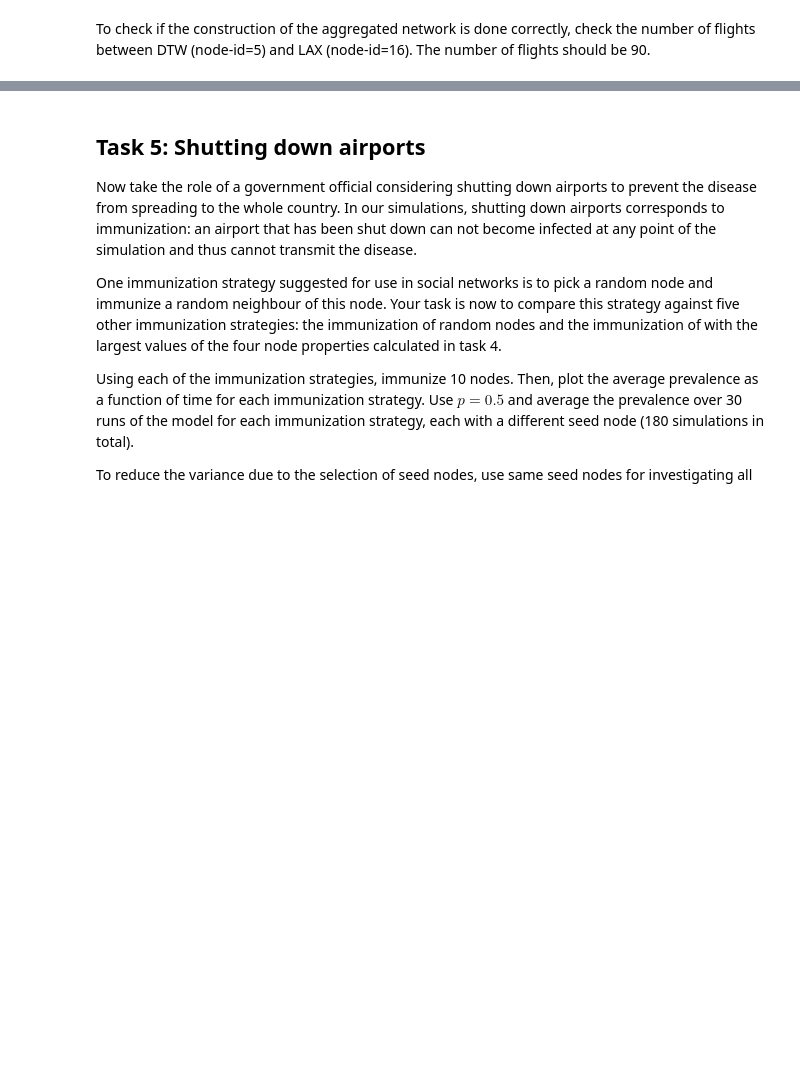
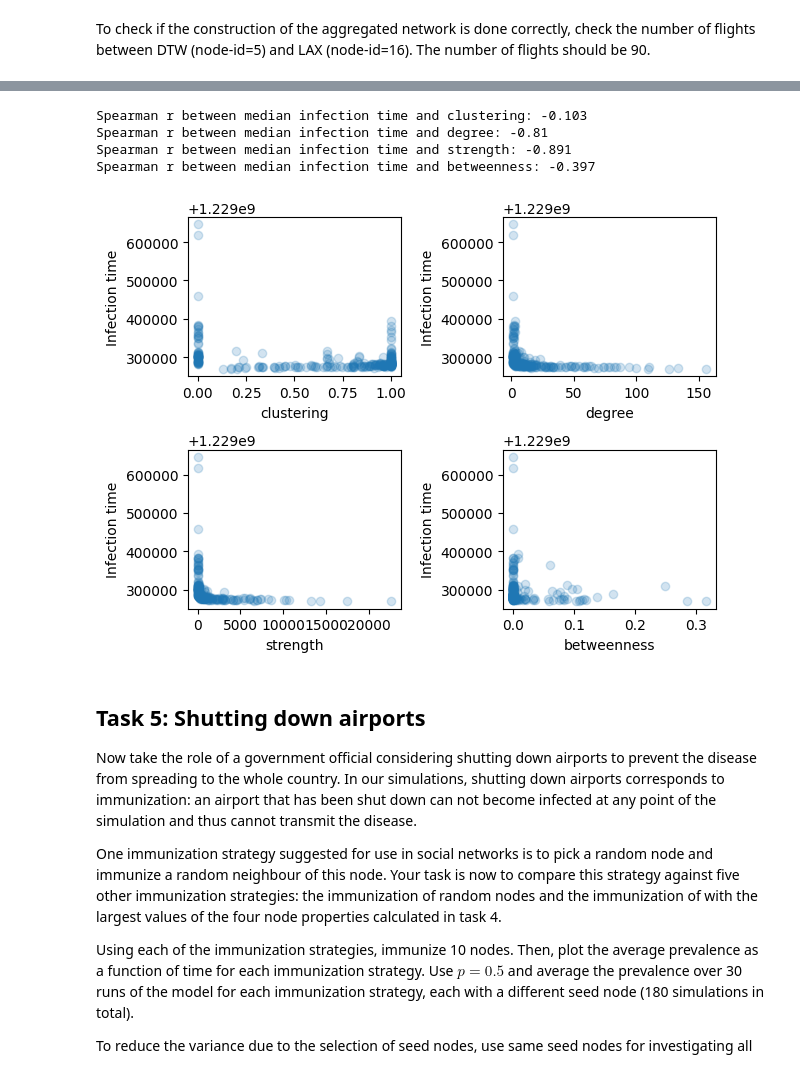
Before and after one commit to jogp10/ComplexNetworks, a Jupyter notebook: project/project.ipynb, the cells around one changed output, grey strips where cells are left out. Saved outputs shown, nothing was run; the diff lists cells and outputs as text; code cells hidden in the pictures; blank space fills up the shorter version.

```diff
--- a/project/project.ipynb
+++ b/project/project.ipynb
@@ -743,7 +871,17 @@ def construct_aggregated_network(events):
     undir_net = nx.Graph()
     # TODO: construct the aggregated network from the flight data
     # YOUR CODE HERE
-    raise NotImplementedError()
+
+    # Iterate through each flight (row in events)
+    for _, row in events.iterrows():
+        source = row['Source']
+        destination = row['Destination']
+
+        # Check if an edge exists; if not, initialize weight to 1; if it exists, increment the weight
+        if undir_net.has_edge(source, destination):
+            undir_net[source][destination]['weight'] += 1
+        else:
+            undir_net.add_edge(source, destination, weight=1)
 
     return undir_net
 # %%
@@ -793,37 +933,74 @@ median_inf_times = []
 props = []
 
 # YOUR CODE HERE
-raise NotImplementedError()
+# raise NotImplementedError()
 #TODO: Run simulate_si for 100 random seeds to obtain the median infection time; obtain the listed
 # network properties
 #Hints:
 
 # If a node gets infected in less than half of the iterations, its median infection time is Inf.
 # Before visualization and calculating the correlations, you need to replace these values with
 # some large number, e.g. the largest observed non-Inf median infection time.
 
 # Feel free to use the networkX functions for obtaining the network properties. These functions return
 # either dictionaries or networkX DegreeView objects; the dict_to_vec function given above
 # transforms these into ordered lists.
 
 # For the next step (visualization), you need a list (or n.array) of median infection times
 # (median_infection_times) and a nested list (called props) where each element is a list containing
 # the values of one network property for all nodes. All the lists in props need to be in the same
 # order.
 
+# Iterate over each seed
+for _ in range(n_seeds):
+    # Run the SI simulation and get infection times
+    infection_times, seed = simulate_si(
+        infection_prob=p,
+        events=events,
+        airport_info=airport_info,
+        rng=rng
+    )
+
+    inf_time_data.append(infection_times)
+
+# Calculate the median infection time for each node
+median_inf_times = np.median(inf_time_data, axis=0)
+
+# Calculate the network properties
+degree = dict_to_vec(dict(net.degree()))
+strength = dict_to_vec(dict(net.degree(weight='weight')))
+clustering = dict_to_vec(nx.clustering(net))
+betweenness = dict_to_vec(nx.betweenness_centrality(net, weight='weight'))
+
+props = [clustering, degree, strength, betweenness]
+
 prop_names = ["clustering", "degree", "strength", "betweenness"]
+
+# Replace Inf median infection times with a large number
+max_inf_time = np.max(median_inf_times[np.isfinite(median_inf_times)])
+median_inf_times[~np.isfinite(median_inf_times)] = max_inf_time
 
 fig = plot_scatters_in_subplots(props, median_inf_times, labels=prop_names)
 
 rs = []
 
 # YOUR CODE HERE
-raise NotImplementedError()
+# raise NotImplementedError()
 #TODO: calculate the Spearman rank correlation between each network property and median infection times
 #Hint: scipy.stats.spearmanr
 
+for prop in props:
+    r, _ = scipy.stats.spearmanr(prop, median_inf_times)
+    rs.append(r)
+
 for prop_name, r in zip(prop_names, rs):
     print('Spearman r between median infection time and {property}: {r:.3g}'.format(property=prop_name,r=r))
+# %% [output]
+Spearman r between median infection time and clustering: -0.103
+Spearman r between median infection time and degree: -0.81
+Spearman r between median infection time and strength: -0.891
+Spearman r between median infection time and betweenness: -0.397
+[figure, added]
 # %%
 # Save the figure in current directory
 fig.savefig('correlations_inf_time_and_node_attr.png', dpi=300)
```
Also changed, not shown: parts of 8 cells of this notebook, 7 other files.
